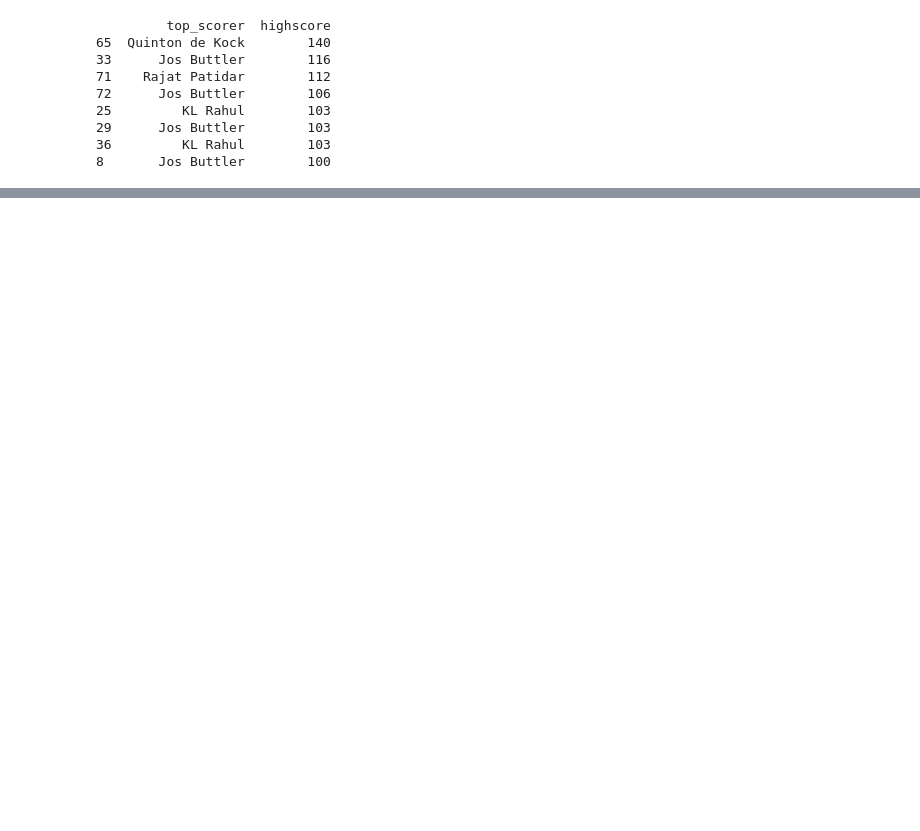
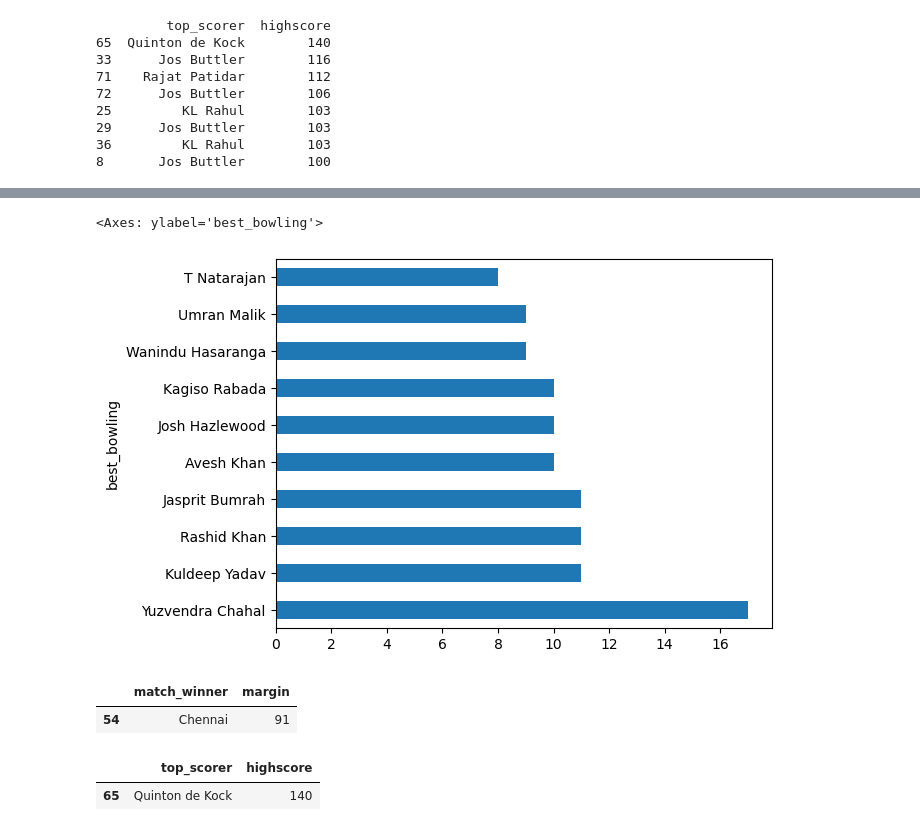
Before and after one commit to Harshal3304/Ipl-2022-capstone-project, a Jupyter notebook: ipl_capstone_project.ipynb, the cells around one changed output, grey strips where cells are left out. Cells and saved outputs as stored; diff of their text form; code cells hidden in the pictures; blank space fills up the shorter version.

```diff
--- a/ipl_capstone_project.ipynb
+++ b/ipl_capstone_project.ipynb
@@ -169,0 +189,6 @@ Name: highscore, dtype: int64
+# %%
+df['highest_wickets']= df['best_bowling_figure'].apply(lambda x:x.split('--')[0])
+df['highest_wickets']=df['highest_wickets'].astype(int)
+# %%
+top_bowlers = df.groupby('best_bowling')['highest_wickets'].sum().sort_values(ascending=False).head(10)
+top_bowlers
@@ -169,0 +208,17 @@ Name: highscore, dtype: int64
+# %%
+top_bowlers.plot(kind='barh')
+# %% [output]
+<Axes: ylabel='best_bowling'>
+[figure, added]
+# %%
+#who won the highest margin by run
+df[df["won_by"]=="Runs"].sort_values(by='margin',ascending=False).head(1)[['match_winner','margin']]
+# %% [output]
+|  | match_winner | margin |
+| 54 | Chennai | 91 |
+# %%
+#which player had the highest individual score
+df[df['highscore']==df['highscore'].max()][['top_scorer','highscore']]
+# %% [output]
+|  | top_scorer | highscore |
+| 65 | Quinton de Kock | 140 |
```
Also changed, not shown: parts of 5 cells of this notebook.
